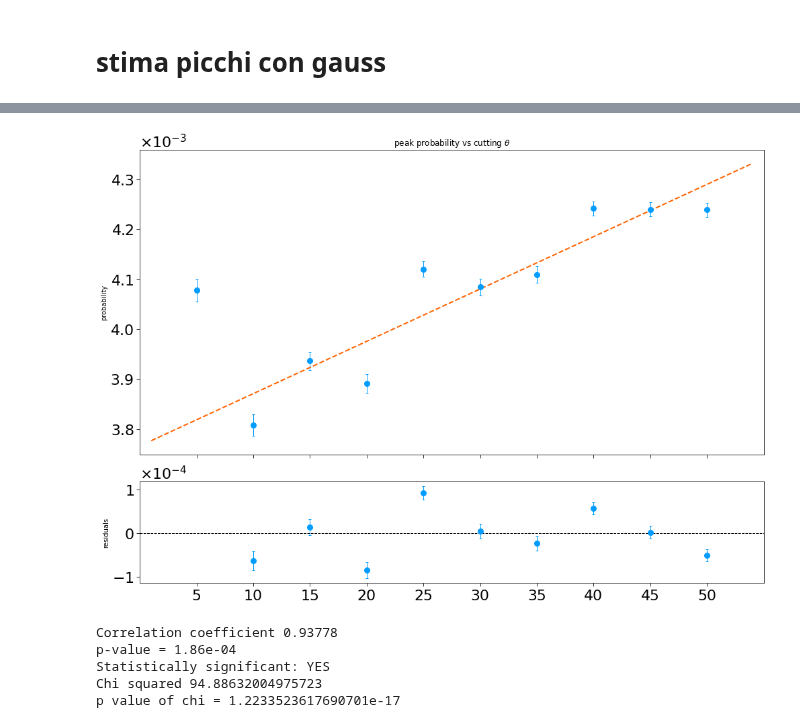
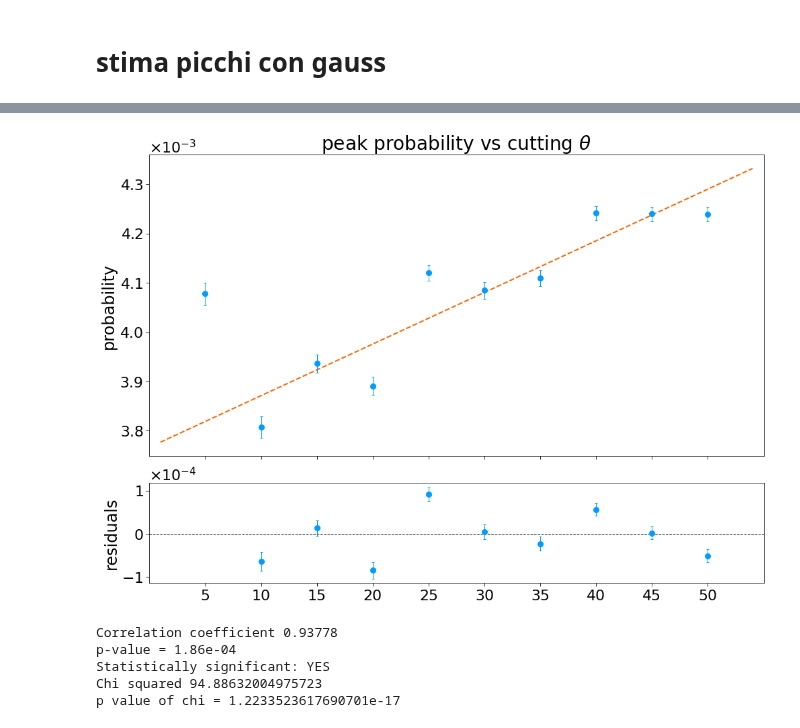
Before and after one commit to GiacomoFrn/Advanced-DQM-for-DT-detector, a Jupyter notebook: correlations/correlations_eda_54_density.ipynb, the cells around one changed output, grey strips where cells are left out. Saved outputs shown, nothing was run; the diff lists cells and outputs as text; code cells hidden in the pictures.

```diff
--- a/correlations/correlations_eda_54_density.ipynb
+++ b/correlations/correlations_eda_54_density.ipynb
@@ -1037,5 +1050,5 @@ for p,e in zip(gauss_low_peaks, gauss_low_err):
 # %%
-gauss_par, _ = curve_fit(
+gauss_par, _ = scipy.optimize.curve_fit(
     f=lin,
     xdata=thetas[1:],
     ydata=gauss_low_peaks[1:],
@@ -1049,9 +1062,9 @@ gs = gridspec.GridSpec(2, 1,height_ratios=[3, 1])
 ax1 = plt.subplot(gs[0])
 ax2 = plt.subplot(gs[1])
 
-ax1.set_title(r"peak probability vs cutting $\theta$")
-ax1.set_ylabel("probability")
-ax2.set_ylabel("residuals")
+ax1.set_title(r"peak probability vs cutting $\theta$", fontsize=28)
+ax1.set_ylabel("probability", fontsize=24)
+ax2.set_ylabel("residuals", fontsize=24)
 # ax1.set_xticks(thetas_low)
 ax1.set_xticks(thetas)
 ax2.set_xticks(thetas)
@@ -1095,35 +1108,35 @@ ax1.errorbar(
     elinewidth = 1,
     capsize    = 2,
     label      = r"cut: $\theta$ > x"
 )
 
 #residuals
 func = lin(np.array(thetas[1:]), *gauss_par)
 low_res = gauss_low_peaks[1:] - func
 chi_low = np.sum( (( low_res ) / gauss_low_err[1:] )**2 )
 d_low = len(low_res) - len(gauss_par)
 p_low = scipy.stats.chi2.sf(chi_low, df = d_low)
 
 
 #  residuals
 ax2.errorbar(
     x          = thetas[1:],
     y          = low_res,
     yerr       = gauss_low_err[1:],
     marker     = "o",
     markersize = 8,
     color      = "#009cff",
     linestyle  = "none",
     elinewidth = 1,
     capsize    = 2,
     # label      = r"cut: $\theta$ < x"
 )
 
 fig.tight_layout()
-PLOT_NAME = "gaus_fit_low"
+PLOT_NAME = "density_gaus_low"
 fig.savefig(PLOT_PATH+PLOT_PREFIX+PLOT_NAME+PLOT_EXT, dpi=300)
 # %% [output]
-[figure, old version]
+[figure, new version]
 # %%
 high_r, high_p = scipy.stats.pearsonr(thetas[1:], gauss_low_peaks[1:])
 # high_r, high_p = scipy.stats.pearsonr(thetas, gauss_up_peaks)
```
Also changed, not shown: parts of 10 cells of this notebook, 6 other files.
